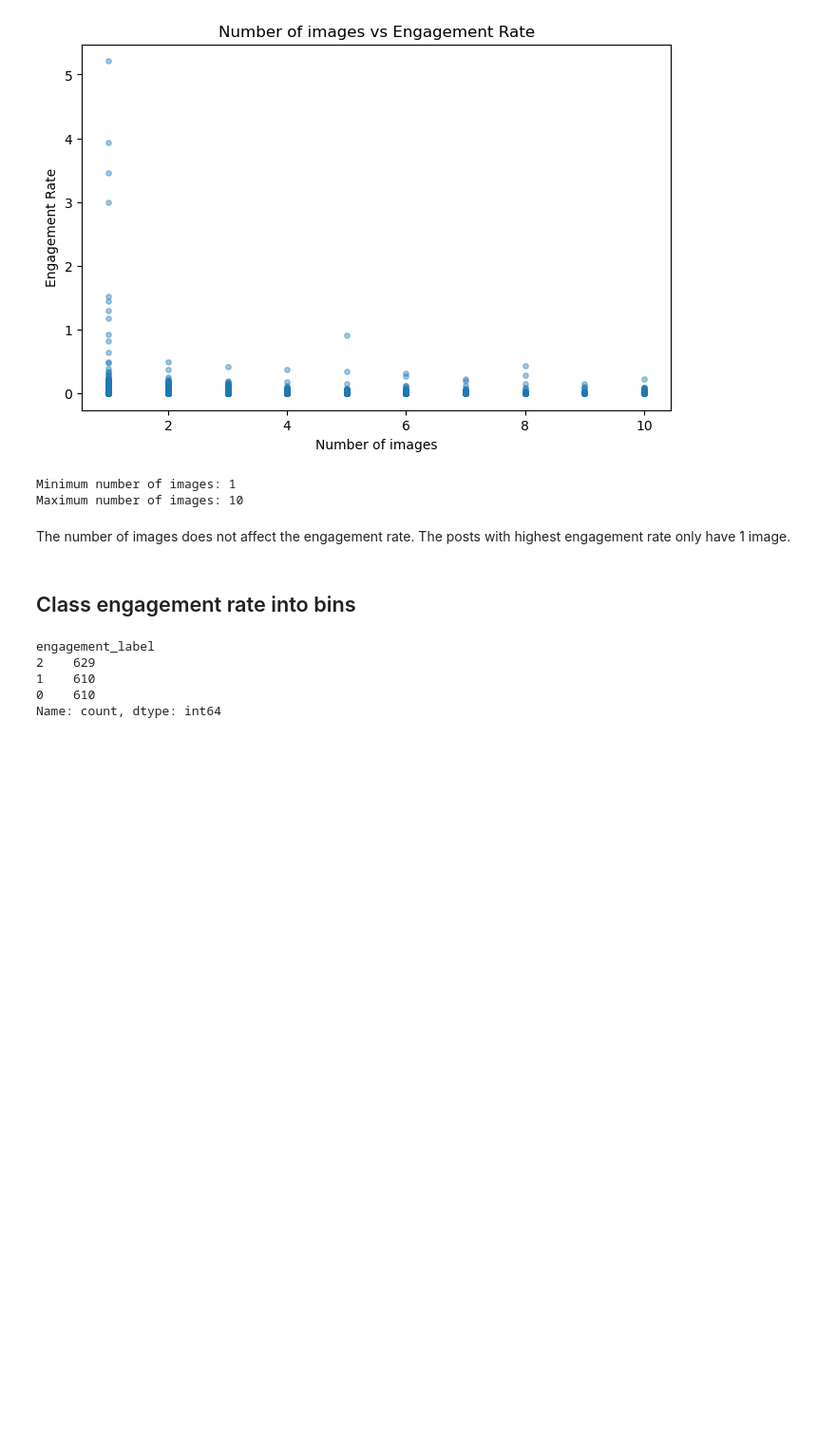
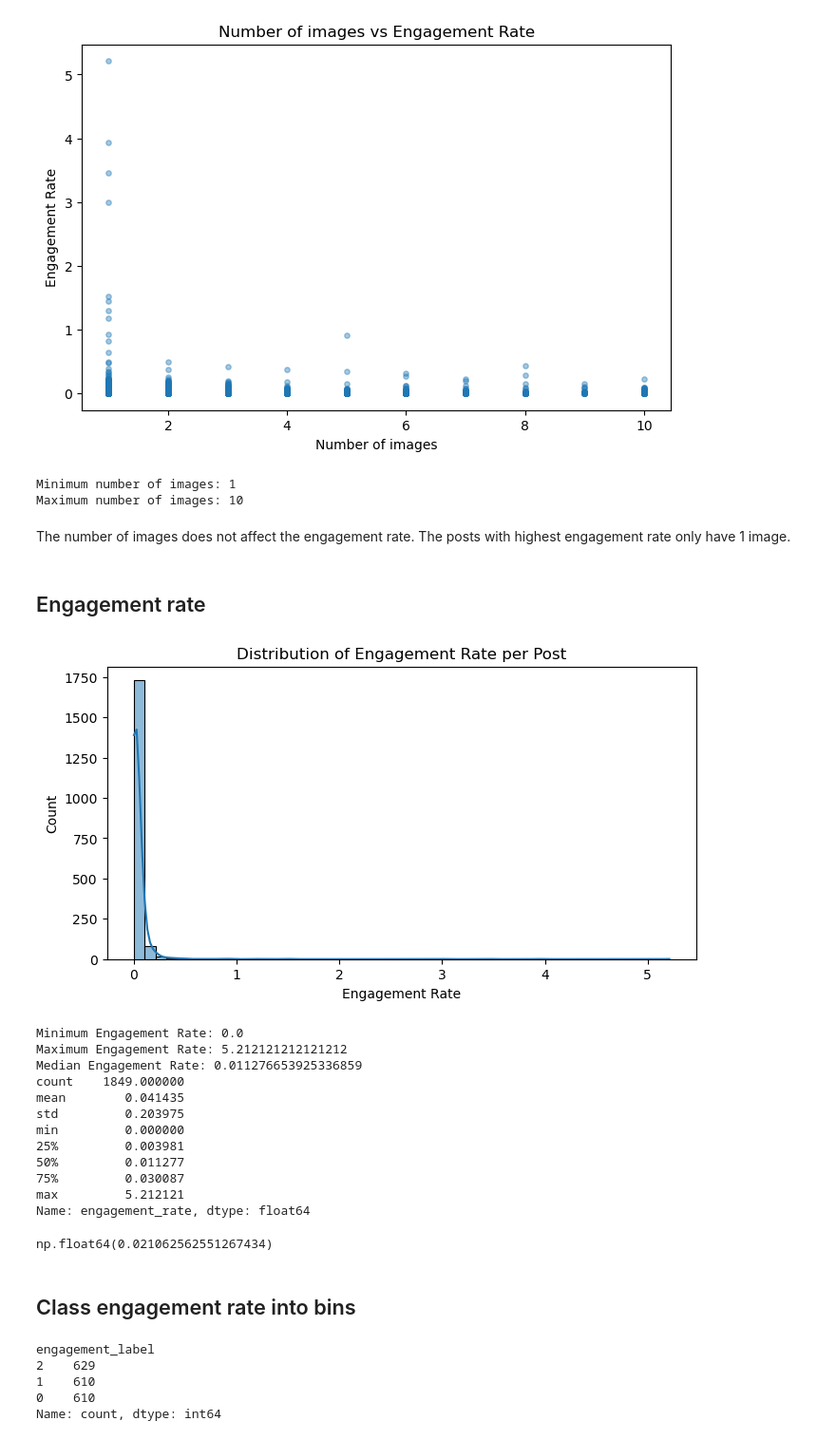
Before and after one commit to cheriechia/genAI-deepL-project, a Jupyter notebook: eda_preprocessing.ipynb, the cells around one changed output. Shown at 95% size. Cells and saved outputs as stored; diff of their text form; code cells hidden in the pictures; blank space fills up the shorter version.

```diff
--- a/eda_preprocessing.ipynb
+++ b/eda_preprocessing.ipynb
@@ -874,17 +873,0 @@ plt.show()
-# %%
-import re
-
-def clean_caption_no_hashtag(text):
-    if not isinstance(text, str):
-        return 0
-    # split text into words
-    words = text.lower().split()
-    # only keep words that **do not start with #**
-    words = [w for w in words if not w.startswith('#')]
-    # optionally, keep only alphanumeric parts
-    words = [re.sub(r'\W+', '', w) for w in words if re.sub(r'\W+', '', w)]
-    return len(words)
-
-
-df['caption_word_count_no_hashtag'] = df['caption'].apply(clean_caption_no_hashtag)
-df[['caption', 'caption_word_count_no_hashtag']].head()
@@ -1045,6 +992,38 @@ Minimum number of images: 1
 Maximum number of images: 10
 # %% [markdown]
 The number of images does not affect the engagement rate. The posts with highest engagement rate only have 1 image.
+# %% [markdown]
+## Engagement rate
+# %%
+plt.figure(figsize=(8,4))
+sns.histplot(df["engagement_rate"], bins=50, kde=True)
+plt.title("Distribution of Engagement Rate per Post")
+plt.xlabel("Engagement Rate")
+plt.ylabel("Count")
+plt.show()
+
+print(f"Minimum Engagement Rate: {df['engagement_rate'].min()}")
+print(f"Maximum Engagement Rate: {df['engagement_rate'].max()}")
+print(f"Median Engagement Rate: {df['engagement_rate'].median()}")
+print(df['engagement_rate'].describe())
+# %% [output]
+[figure, added]
+Minimum Engagement Rate: 0.0
+Maximum Engagement Rate: 5.212121212121212
+Median Engagement Rate: 0.011276653925336859
+count    1849.000000
+mean        0.041435
+std         0.203975
+min         0.000000
+25%         0.003981
+50%         0.011277
+75%         0.030087
+max         5.212121
+Name: engagement_rate, dtype: float64
+# %%
+df["engagement_rate"].quantile(0.66)
+# %% [output]
+np.float64(0.021062562551267434)
 # %% [markdown]
 ## Class engagement rate into bins
 # %%
```
Also changed, not shown: parts of 11 cells of this notebook, 5 other files.
